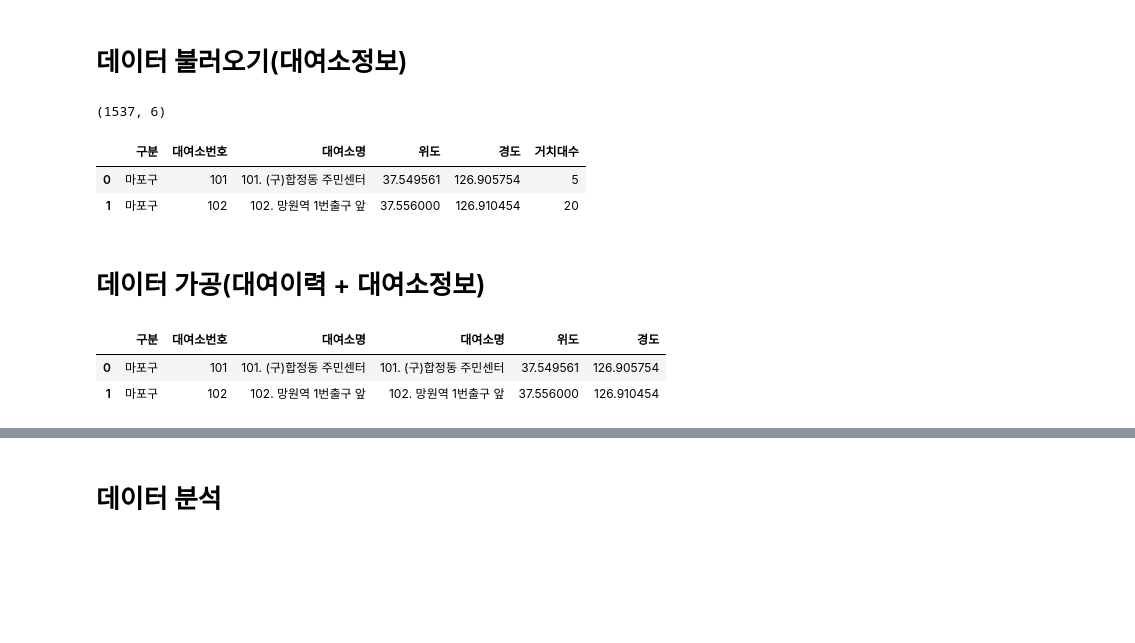
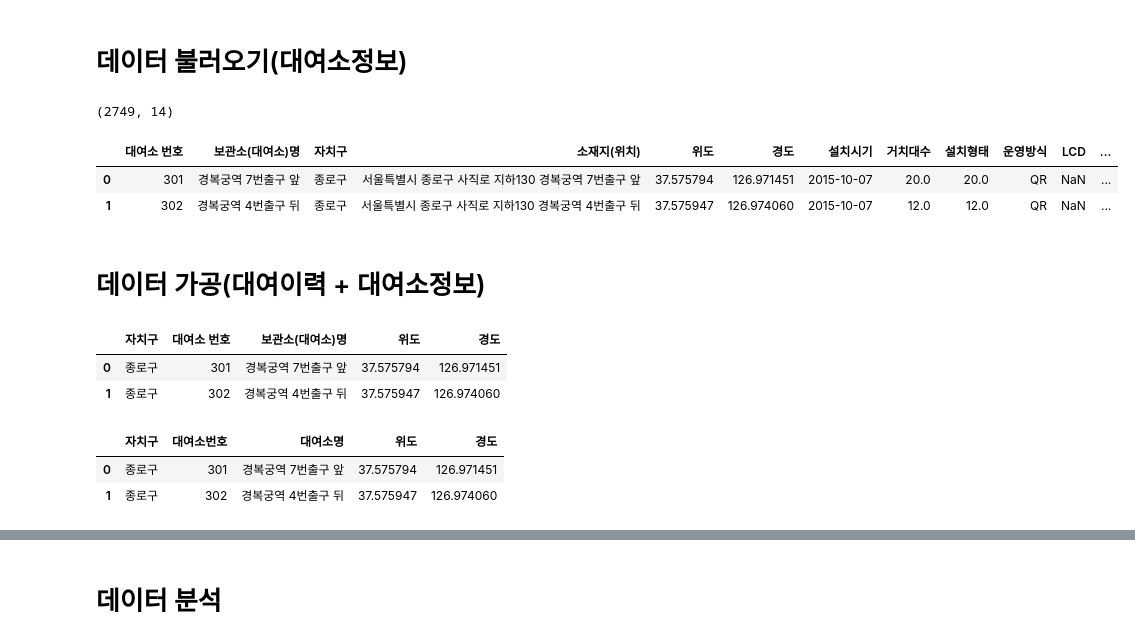
Before and after one commit to jm83-database/elixerr, a Jupyter notebook: notebooks/public_bike/public_bike.ipynb, the cells around one changed output, grey strips where cells are left out. Cells and saved outputs as stored; diff of their text form; code cells hidden in the pictures; blank space fills up the shorter version.

```diff
--- a/notebooks/public_bike/public_bike.ipynb
+++ b/notebooks/public_bike/public_bike.ipynb
@@ -162,23 +189,30 @@ bikes.head()
 # %% [markdown]
 # 데이터 불러오기(대여소정보)
 # %%
-bike_shop = pd.read_excel('../../data/public_bike/공공자전거 대여소 정보_201905.xlsx')
+bike_shop = pd.read_csv('../../data/public_bike/공공자전거 대여소 정보(23.06월 기준).csv', encoding='euc-kr')
 display(bike_shop.shape)
 display(bike_shop.head(2))
 # %% [output]
-(1537, 6)
+(2749, 14)
-|  | 구분 | 대여소번호 | 대여소명 | 위도 | 경도 | 거치대수 |
-| 0 | 마포구 | 101 | 101. (구)합정동 주민센터 | 37.549561 | 126.905754 | 5 |
-| 1 | 마포구 | 102 | 102. 망원역 1번출구 앞 | 37.556000 | 126.910454 | 20 |
+|  | 대여소 번호 | 보관소(대여소)명 | 자치구 | 소재지(위치) | 위도 | 경도 | 설치시기 | 거치대수 | 설치형태 | 운영방식 | LCD | ... |
+| 0 | 301 | 경복궁역 7번출구 앞 | 종로구 | 서울특별시 종로구 사직로 지하130 경복궁역 7번출구 앞 | 37.575794 | 126.971451 | 2015-10-07 | 20.0 | 20.0 | QR | NaN | ... |
+| 1 | 302 | 경복궁역 4번출구 뒤 | 종로구 | 서울특별시 종로구 사직로 지하130 경복궁역 4번출구 뒤 | 37.575947 | 126.974060 | 2015-10-07 | 12.0 | 12.0 | QR | NaN | ... |
 # %% [markdown]
 # 데이터 가공(대여이력 + 대여소정보)
 # %%
-bikes_gu = bike_shop[['구분', '대여소번호', '대여소명', '대여소명', '위도', '경도']]
+bikes_gu = bike_shop[['자치구', '대여소 번호', '보관소(대여소)명', '위도', '경도']]
 bikes_gu.head(2)
 # %% [output]
-|  | 구분 | 대여소번호 | 대여소명 | 대여소명 | 위도 | 경도 |
-| 0 | 마포구 | 101 | 101. (구)합정동 주민센터 | 101. (구)합정동 주민센터 | 37.549561 | 126.905754 |
-| 1 | 마포구 | 102 | 102. 망원역 1번출구 앞 | 102. 망원역 1번출구 앞 | 37.556000 | 126.910454 |
+|  | 자치구 | 대여소 번호 | 보관소(대여소)명 | 위도 | 경도 |
+| 0 | 종로구 | 301 | 경복궁역 7번출구 앞 | 37.575794 | 126.971451 |
+| 1 | 종로구 | 302 | 경복궁역 4번출구 뒤 | 37.575947 | 126.974060 |
+# %%
+bikes_gu = bikes_gu.rename(columns={'보관소(대여소)명':'대여소명', '대여소 번호' : '대여소번호'})
+bikes_gu.head(2)
+# %% [output]
+|  | 자치구 | 대여소번호 | 대여소명 | 위도 | 경도 |
+| 0 | 종로구 | 301 | 경복궁역 7번출구 앞 | 37.575794 | 126.971451 |
+| 1 | 종로구 | 302 | 경복궁역 4번출구 뒤 | 37.575947 | 126.974060 |
 # %%
 bikes.head(2)
 # %% [output]
```
Also changed, not shown: parts of 44 cells of this notebook, 5 other files.
